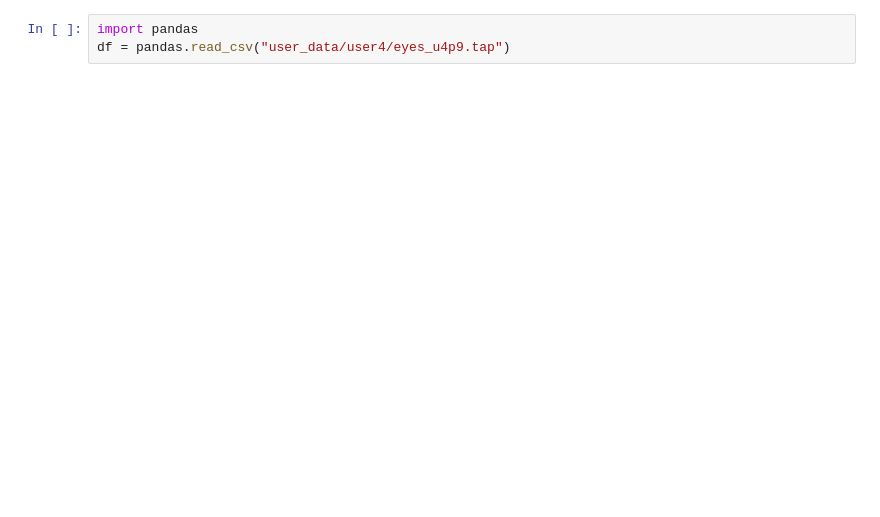
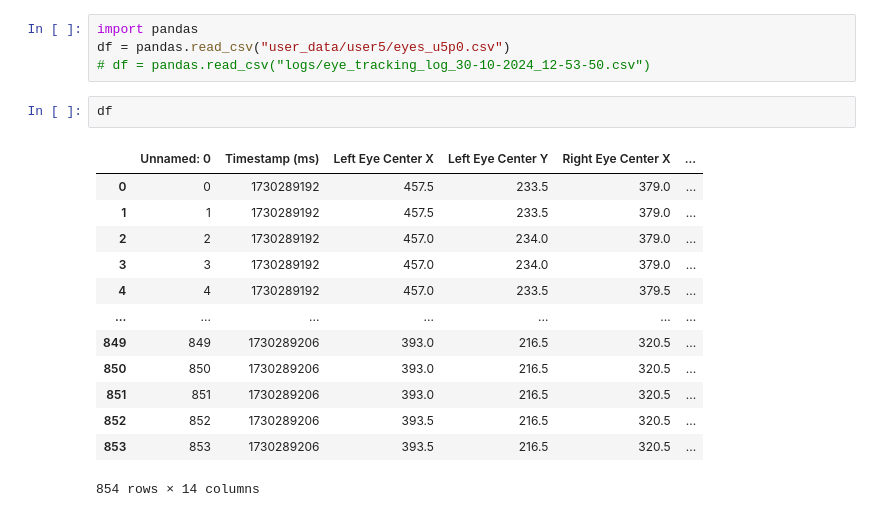
Before and after one commit to Kaduo/Haptic-Problems-GUI, a Jupyter notebook: scratch.ipynb, the cells around one changed output. Saved outputs shown, nothing was run; the diff lists cells and outputs as text; blank space fills up the shorter version.

```diff
--- a/scratch.ipynb
+++ b/scratch.ipynb
@@ -1,6 +1,23 @@
-# %%
-import pandas
-df = pandas.read_csv("user_data/user4/eyes_u4p9.tap")
+# %%
+import pandas
+df = pandas.read_csv("user_data/user5/eyes_u5p0.csv")
+# df = pandas.read_csv("logs/eye_tracking_log_30-10-2024_12-53-50.csv")
+# %%
+df
+# %% [output]
+|  | Unnamed: 0 | Timestamp (ms) | Left Eye Center X | Left Eye Center Y | Right Eye Center X | ... |
+| 0 | 0 | 1730289192 | 457.5 | 233.5 | 379.0 | ... |
+| 1 | 1 | 1730289192 | 457.5 | 233.5 | 379.0 | ... |
+| 2 | 2 | 1730289192 | 457.0 | 234.0 | 379.0 | ... |
+| 3 | 3 | 1730289192 | 457.0 | 234.0 | 379.0 | ... |
+| 4 | 4 | 1730289192 | 457.0 | 233.5 | 379.5 | ... |
+| ... | ... | ... | ... | ... | ... | ... |
+| 849 | 849 | 1730289206 | 393.0 | 216.5 | 320.5 | ... |
+| 850 | 850 | 1730289206 | 393.0 | 216.5 | 320.5 | ... |
+| 851 | 851 | 1730289206 | 393.0 | 216.5 | 320.5 | ... |
+| 852 | 852 | 1730289206 | 393.5 | 216.5 | 320.5 | ... |
+| 853 | 853 | 1730289206 | 393.5 | 216.5 | 320.5 | ... |
+854 rows × 14 columns
 # %%
 import seaborn as sns
 
```
Also changed, not shown: parts of 1 cell of this notebook, 3 other files.
